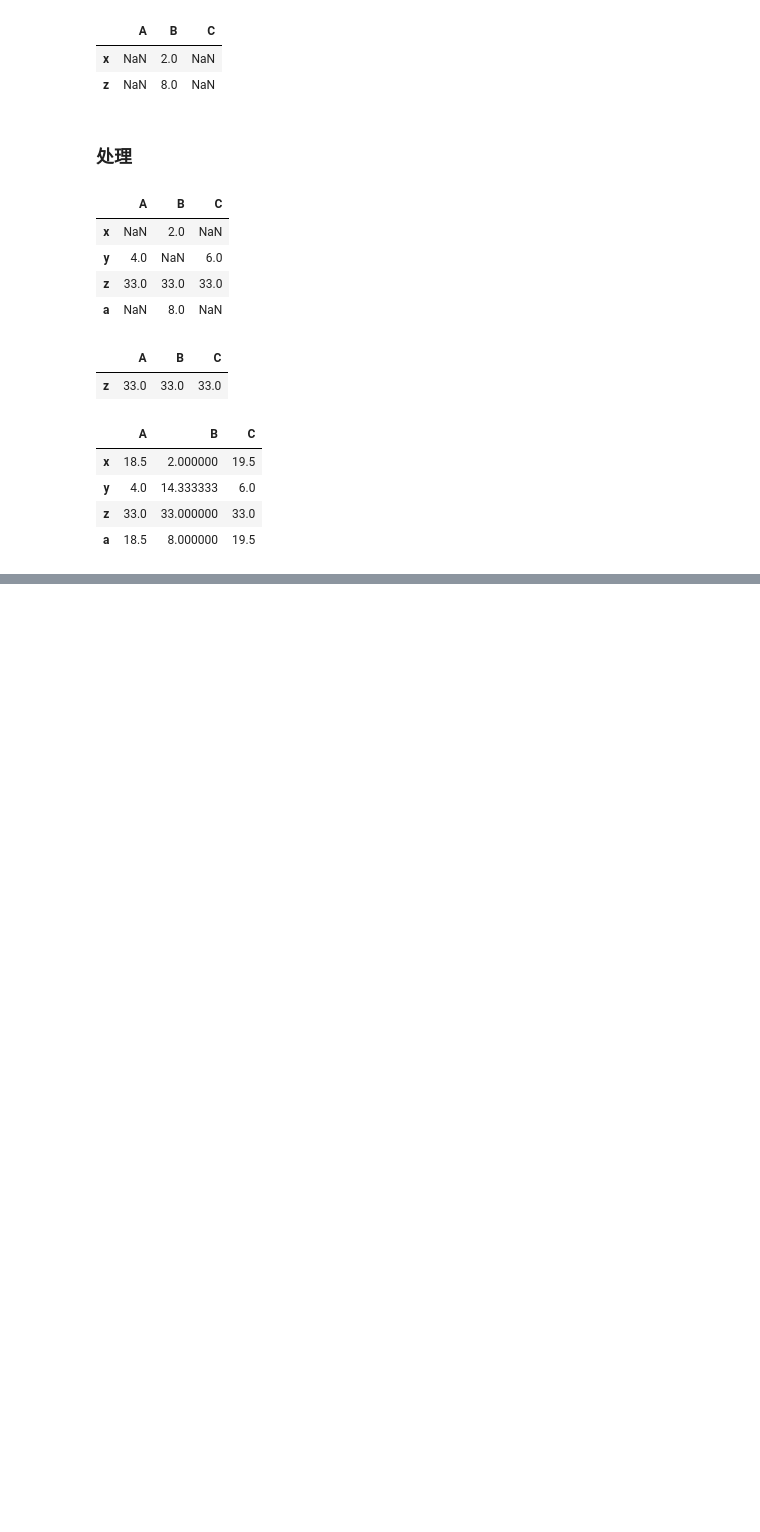
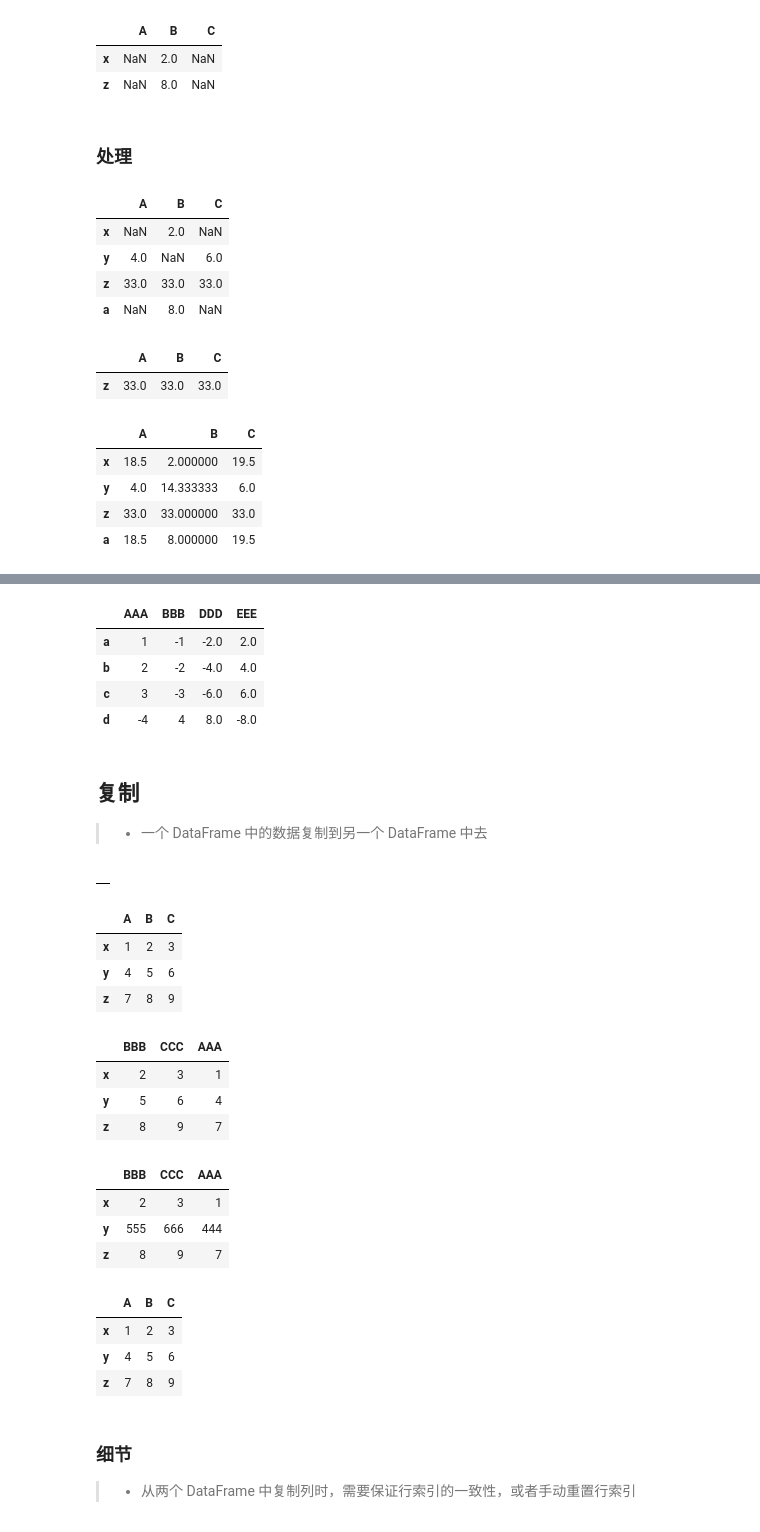
Before and after one commit to haitao9833/haitaoPython, a Jupyter notebook: base_Pandas.ipynb, the cells around one changed output, grey strips where cells are left out. Drawn from its saved outputs; the diff is of its cells as text; code cells hidden in the pictures; blank space fills up the shorter version.

```diff
--- a/base_Pandas.ipynb
+++ b/base_Pandas.ipynb
@@ -1804,0 +1900,6 @@ b
+# %%
+data = pd.DataFrame()
+data['AAA'] = [1 , 2 , 3 , -4]
+data['BBB'] = [-1 , -2 , -3 , 4]
+data.index = ['a' , 'b' , 'c' , 'd']
+data
@@ -1804,0 +1912,10 @@ b
+# %%
+# func 多参数
+
+def testfunc(num , paramA , paramB):
+    return num * paramA / paramB
+# %%
+# axis == 0 ，应用于列，运算的结果添加为一列
+
+data['DDD'] = data['AAA'].apply(testfunc , paramA = 10 , paramB = -5)
+data
@@ -1804,0 +1928,54 @@ b
+# %%
+# axis == 0 ，应用于列，运算的结果添加为一列
+
+data['EEE'] = data['BBB'].apply(testfunc , paramA = 10 , paramB = -5)
+data
+# %% [output]
+|  | AAA | BBB | DDD | EEE |
+| a | 1 | -1 | -2.0 | 2.0 |
+| b | 2 | -2 | -4.0 | 4.0 |
+| c | 3 | -3 | -6.0 | 6.0 |
+| d | -4 | 4 | 8.0 | -8.0 |
+# %% [markdown]
+## 复制
+>- 一个 DataFrame 中的数据复制到另一个 DataFrame 中去
+# %%
+data1 = pd.DataFrame()
+data1
+# %% [output]
+|  |
+# %%
+data2 = pd.DataFrame(np.arange(1 , 10).reshape(3 , 3) , index = ['x' , 'y' , 'z'] , columns = ['A' , 'B' , 'C'])
+data2
+# %% [output]
+|  | A | B | C |
+| x | 1 | 2 | 3 |
+| y | 4 | 5 | 6 |
+| z | 7 | 8 | 9 |
+# %%
+data1['BBB'] = data2['B']                          # 单列复制
+data1[['CCC' , 'AAA']] = data2[['C' , 'A']]        # 多列复制
+data1
+# %% [output]
+|  | BBB | CCC | AAA |
+| x | 2 | 3 | 1 |
+| y | 5 | 6 | 4 |
+| z | 8 | 9 | 7 |
+# %%
+data1.iloc[1] = [555 , 666 , 444]
+data1
+# %% [output]
+|  | BBB | CCC | AAA |
+| x | 2 | 3 | 1 |
+| y | 555 | 666 | 444 |
+| z | 8 | 9 | 7 |
+# %%
+data2     # 复制，不影响 data2
+# %% [output]
+|  | A | B | C |
+| x | 1 | 2 | 3 |
+| y | 4 | 5 | 6 |
+| z | 7 | 8 | 9 |
+# %% [markdown]
+### 细节
+>- 从两个 DataFrame 中复制列时，需要保证行索引的一致性，或者手动重置行索引
```
Also changed, not shown: parts of 67 cells of this notebook.
